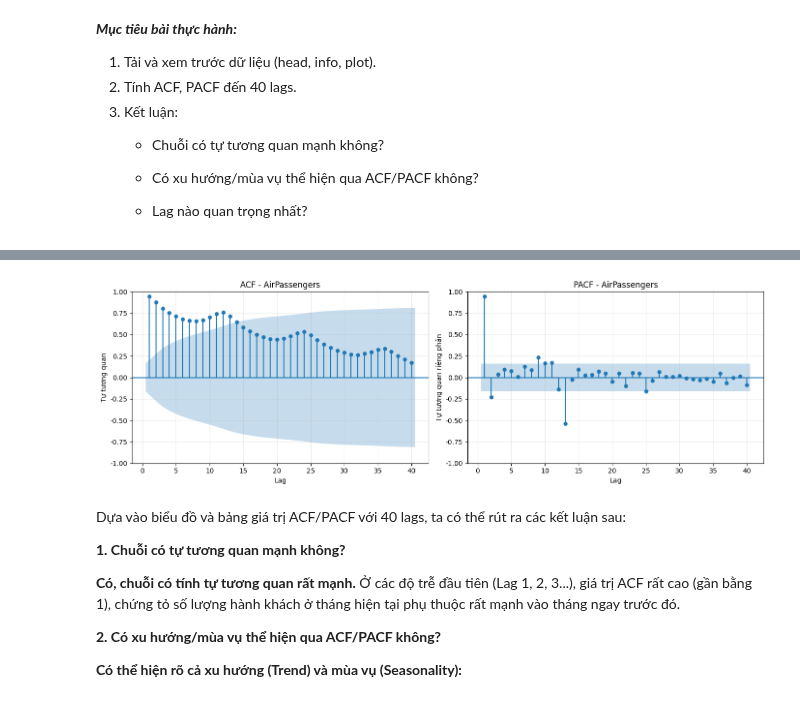
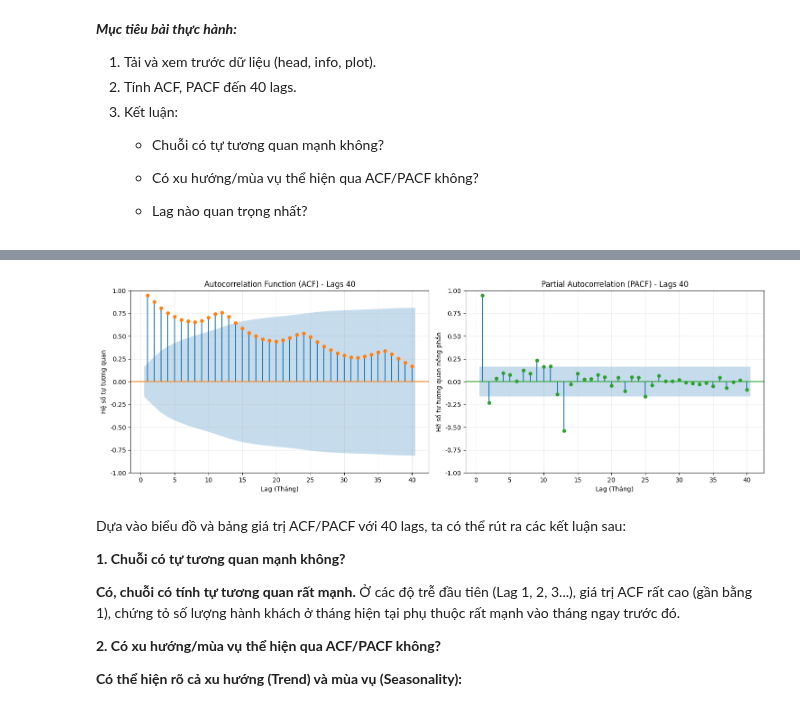
Before and after one commit to OrangkillEmily/Lab_TimeSeries, a Jupyter notebook: notebooks/lab01/Lab01_TimeSeries.ipynb, the cells around one changed output, grey strips where cells are left out. Drawn from its saved outputs; the diff is of its cells as text; code cells hidden in the pictures.

```diff
--- a/notebooks/lab01/Lab01_TimeSeries.ipynb
+++ b/notebooks/lab01/Lab01_TimeSeries.ipynb
@@ -326,37 +100,25 @@ Bảng ACF/PACF:
 # %%
-# Vẽ ACF và PACF cạnh nhau
+fig, axes = plt.subplots(1, 2, figsize=(15, 5))
 
-fig, axes = plt.subplots(1, 2, figsize=(14, 4.5))
-
-plot_acf(
-    air_passengers,
-    lags=40,
-    alpha=0.05,
-    zero=False,
-    ax=axes[0]
-)
-axes[0].set_title("ACF - AirPassengers")
-axes[0].set_xlabel("Lag")
-axes[0].set_ylabel("Tự tương quan")
+# Biểu đồ ACF (Bên trái)
+plot_acf(df['Passengers'], lags=40, alpha=0.05, zero=False, ax=axes[0], color='#ff7f0e')
+axes[0].set_title("Autocorrelation Function (ACF) - Lags 40")
+axes[0].set_xlabel("Lag (Tháng)")
+axes[0].set_ylabel("Hệ số tự tương quan")
 axes[0].grid(True, alpha=0.25)
 
-plot_pacf(
-    air_passengers,
-    lags=40,
-    alpha=0.05,
-    method="ywm",
-    zero=False,
-    ax=axes[1]
-)
-axes[1].set_title("PACF - AirPassengers")
-axes[1].set_xlabel("Lag")
-axes[1].set_ylabel("Tự tương quan riêng phần")
+# Biểu đồ PACF (Bên phải)
+plot_pacf(df['Passengers'], lags=40, alpha=0.05, method='ywm', zero=False, ax=axes[1], color='#2ca02c')
+axes[1].set_title("Partial Autocorrelation (PACF) - Lags 40")
+axes[1].set_xlabel("Lag (Tháng)")
+axes[1].set_ylabel("Hệ số tự tương quan riêng phần")
 axes[1].grid(True, alpha=0.25)
 
 plt.tight_layout()
+plt.savefig('../../reports/acf_pacf.png') # Lưu lại báo cáo
 plt.show()
 # %% [output]
-[figure, old version]
+[figure, new version]
 # %% [markdown]
 Dựa vào biểu đồ và bảng giá trị ACF/PACF với 40 lags, ta có thể rút ra các kết luận sau:
 
```
Also changed, not shown: parts of 45 cells of this notebook, 5 other files.
